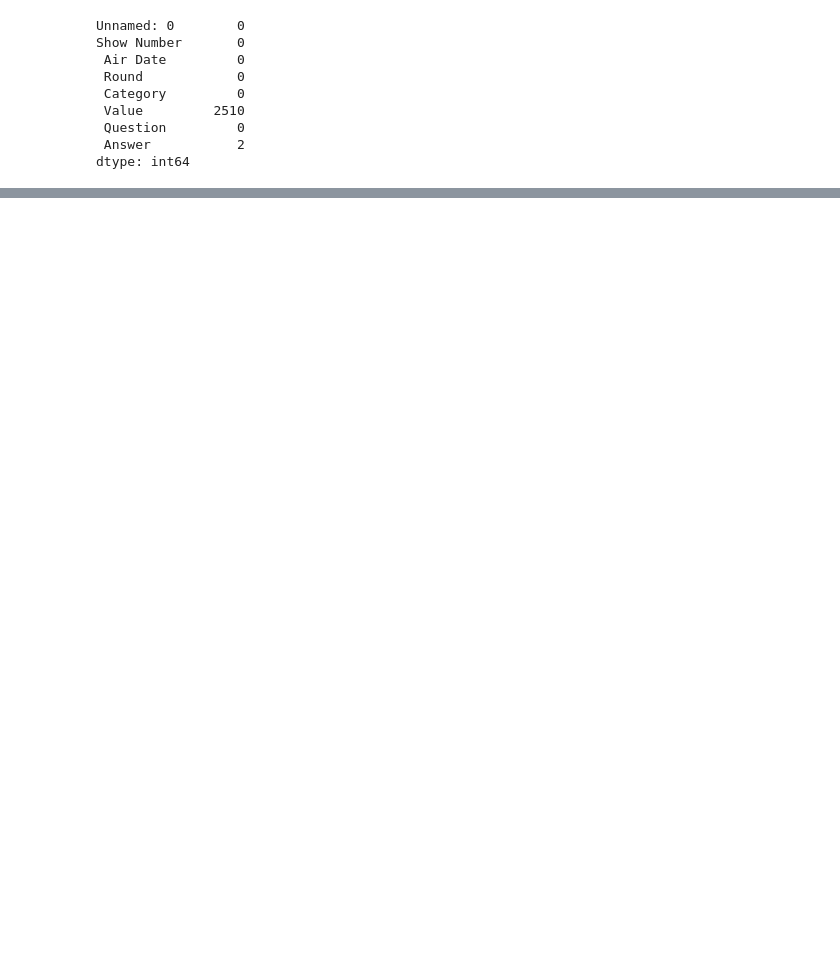
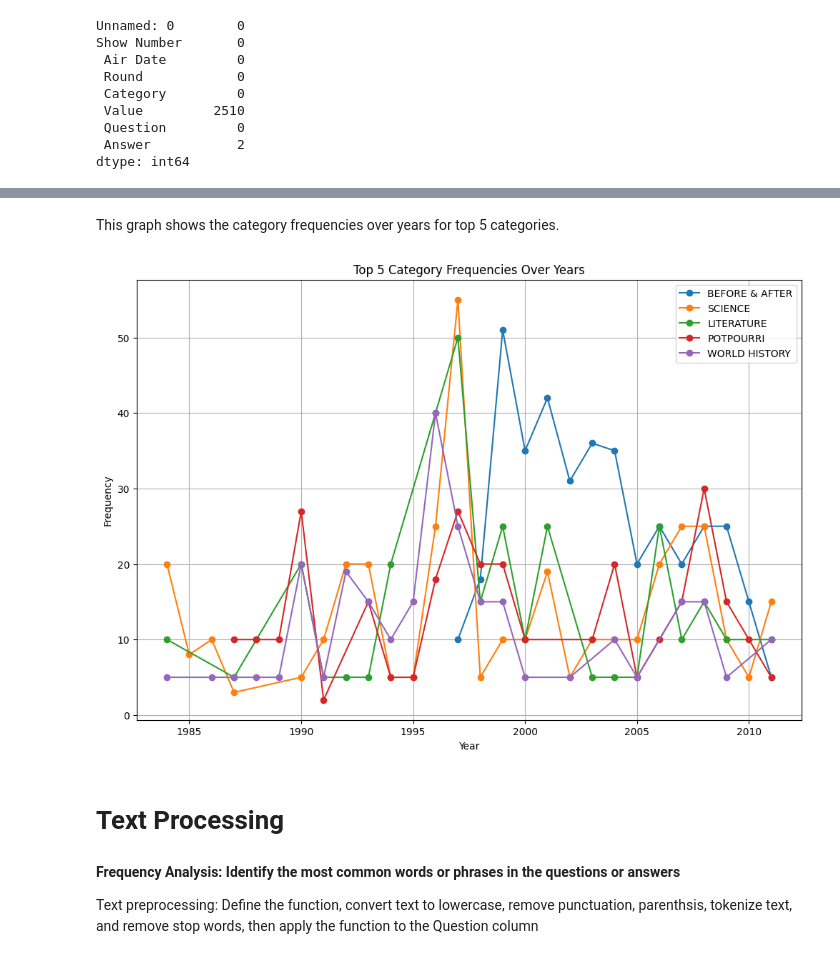
Before and after one commit to MarjeteV/data620, a Jupyter notebook: Final_Project.ipynb, the cells around one changed output, grey strips where cells are left out. Saved outputs shown, nothing was run; the diff lists cells and outputs as text; code cells hidden in the pictures; blank space fills up the shorter version.

```diff
--- a/Final_Project.ipynb
+++ b/Final_Project.ipynb
@@ -79,0 +184,24 @@ array([2.000e+02, 4.000e+02, 6.000e+02, 8.000e+02, 2.000e+03, 1.000e+03,
+# %% [markdown]
+This graph shows the category frequencies over years for top 5 categories.
+# %%
+top_5 = category_counts_by_year.groupby(' Category')['Count'].sum().nlargest(5).index
+
+plt.figure(figsize=(12, 8))
+for category in top_5:
+    data = category_counts_by_year[category_counts_by_year[' Category'] == category]
+    plt.plot(data['Year'], data['Count'], marker='o', label=category)
+
+plt.title('Top 5 Category Frequencies Over Years')
+plt.xlabel('Year')
+plt.ylabel('Frequency')
+plt.legend()
+plt.grid(True)
+plt.show()
+# %% [output]
+[figure, added]
+# %% [markdown]
+# Text Processing
+# %% [markdown]
+**Frequency Analysis: Identify the most common words or phrases in the questions or answers**
+
+Text preprocessing: Define the function, convert text to lowercase, remove punctuation, parenthsis, tokenize text, and remove stop words, then apply the function to the Question column
```
Also changed, not shown: parts of 54 cells of this notebook.
